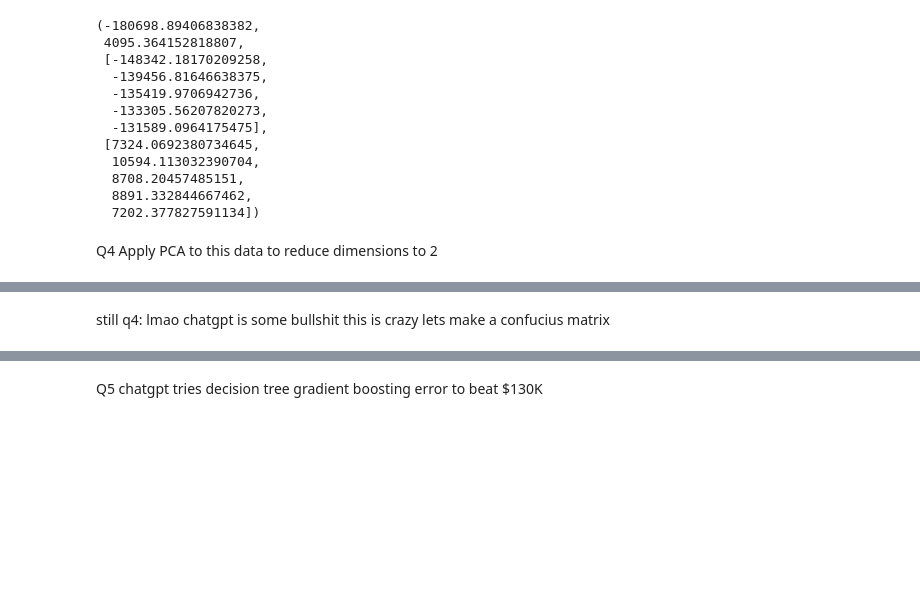
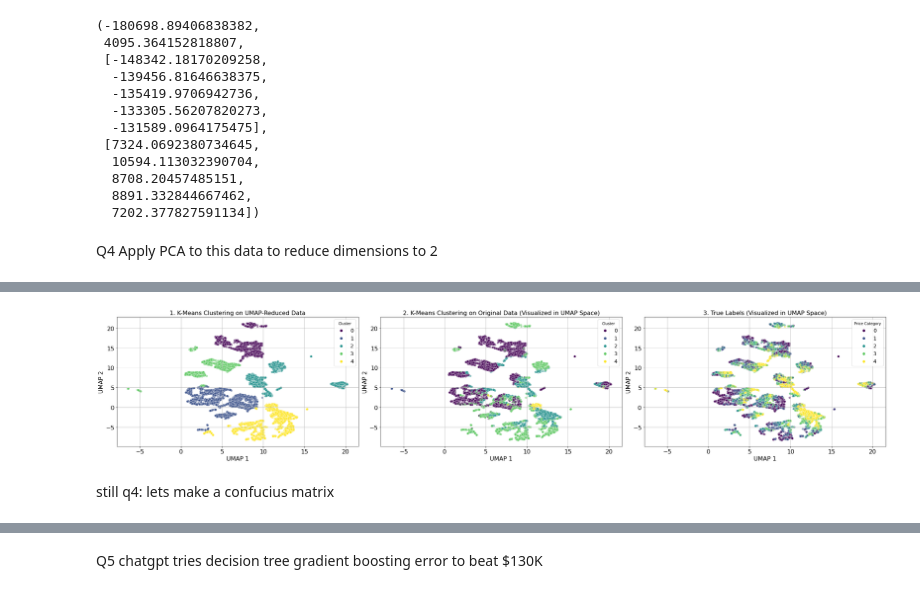
Before and after one commit to sarhowes/IML_project, a Jupyter notebook: intml.ipynb, the cells around one changed output, grey strips where cells are left out. Cells and saved outputs as stored; diff of their text form; code cells hidden in the pictures; blank space fills up the shorter version.

Commit message:
i did umap reduction and typed up the report for q4

```diff
--- a/intml.ipynb
+++ b/intml.ipynb
@@ -477,5 +497,59 @@ plt.show()
+# %%
+#Lets try to do the same but using UMAP instead of PCA
+import umap.umap_ as umap
+
+Umap_scaled = X_pca_scaled
+reducer = umap.UMAP(random_state=42)
+embedding = reducer.fit_transform(Umap_scaled)
+
+kmeans_umap = KMeans(n_clusters=5, random_state=42).fit(embedding)
+kmeans_umap_labels = kmeans_umap.labels_
+
+
+plt.figure(figsize=(30, 6))
+
+# Plot 1: Clusters formed by performing K-Means clustering on the umap-reduced data
+plt.subplot(1, 3, 1)
+sns.scatterplot(x=embedding[:, 0], y=embedding[:, 1], hue=kmeans_umap_labels, palette='viridis', alpha=0.5)
+plt.xlabel('UMAP 1', fontsize=16)
+plt.ylabel('UMAP 2', fontsize=16)
+plt.title('1. K-Means Clustering on UMAP-Reduced Data', fontsize=16)
+plt.grid(True)
+plt.legend(title='Cluster', loc='upper right', fontsize=14)
+plt.xticks(fontsize=16)
+plt.yticks(fontsize=16)
+
+# Plot 2: Clusters formed by performing K-Means clustering on the original data, visualized in UMAP space
+plt.subplot(1, 3, 2)
+sns.scatterplot(x=embedding[:, 0], y=embedding[:, 1], hue=kmeans_original_labels, palette='viridis', alpha=0.5)
+plt.xlabel('UMAP 1', fontsize=16)
+plt.ylabel('UMAP 2', fontsize=16)
+plt.title('2. K-Means Clustering on Original Data (Visualized in UMAP Space)', fontsize=16)
+plt.grid(True)
+plt.legend(title='Cluster', loc='upper right', fontsize=14)
+plt.xticks(fontsize=16)
+plt.yticks(fontsize=16)
+
+# Plot 3: True labels as shown in UMAP space
+plt.subplot(1, 3, 3)
+#Transform the price category labels to numbers 0-4
+sns.scatterplot(x=embedding[:, 0], y=embedding[:, 1], hue=house_data_clean['price_category'], palette='viridis', alpha=0.5)
+plt.xlabel('UMAP 1', fontsize=16)
+plt.ylabel('UMAP 2', fontsize=16)
+plt.title('3. True Labels (Visualized in UMAP Space)', fontsize=16)
+plt.grid(True)
+plt.legend(title='Price Category', loc='upper right', fontsize=14)
+plt.xticks(fontsize=16)
+plt.yticks(fontsize=16)
+
+
+plt.tight_layout()
+plt.savefig('UMAP.pdf')
+plt.show()
+# %% [output]
+[figure, added]
 # %% [markdown]
-still q4: lmao chatgpt is some bullshit this is crazy lets make a confucius matrix
+still q4: lets make a confucius matrix
 # %%
 
 from sklearn.metrics import confusion_matrix
```
Also changed, not shown: parts of 4 cells of this notebook.
